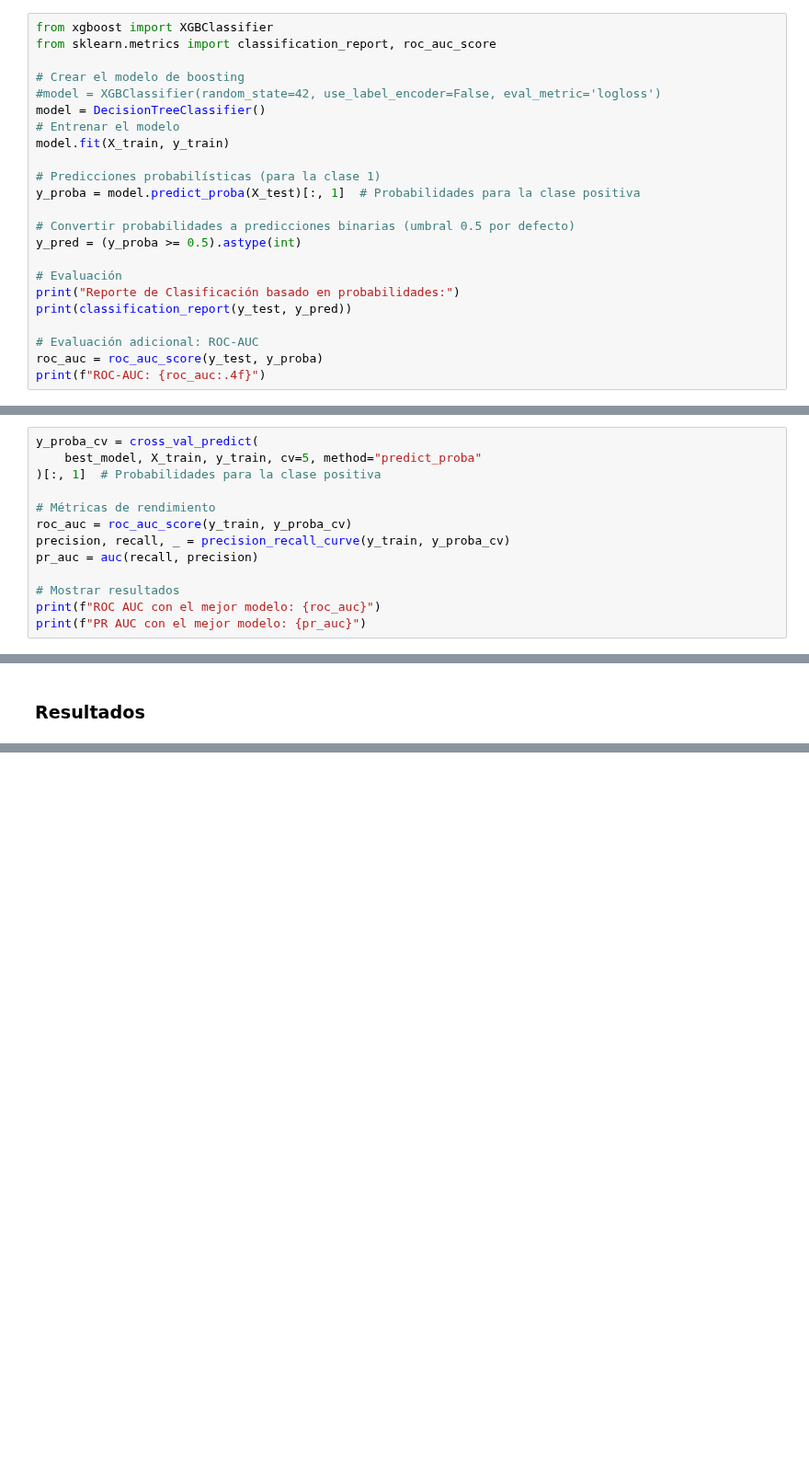
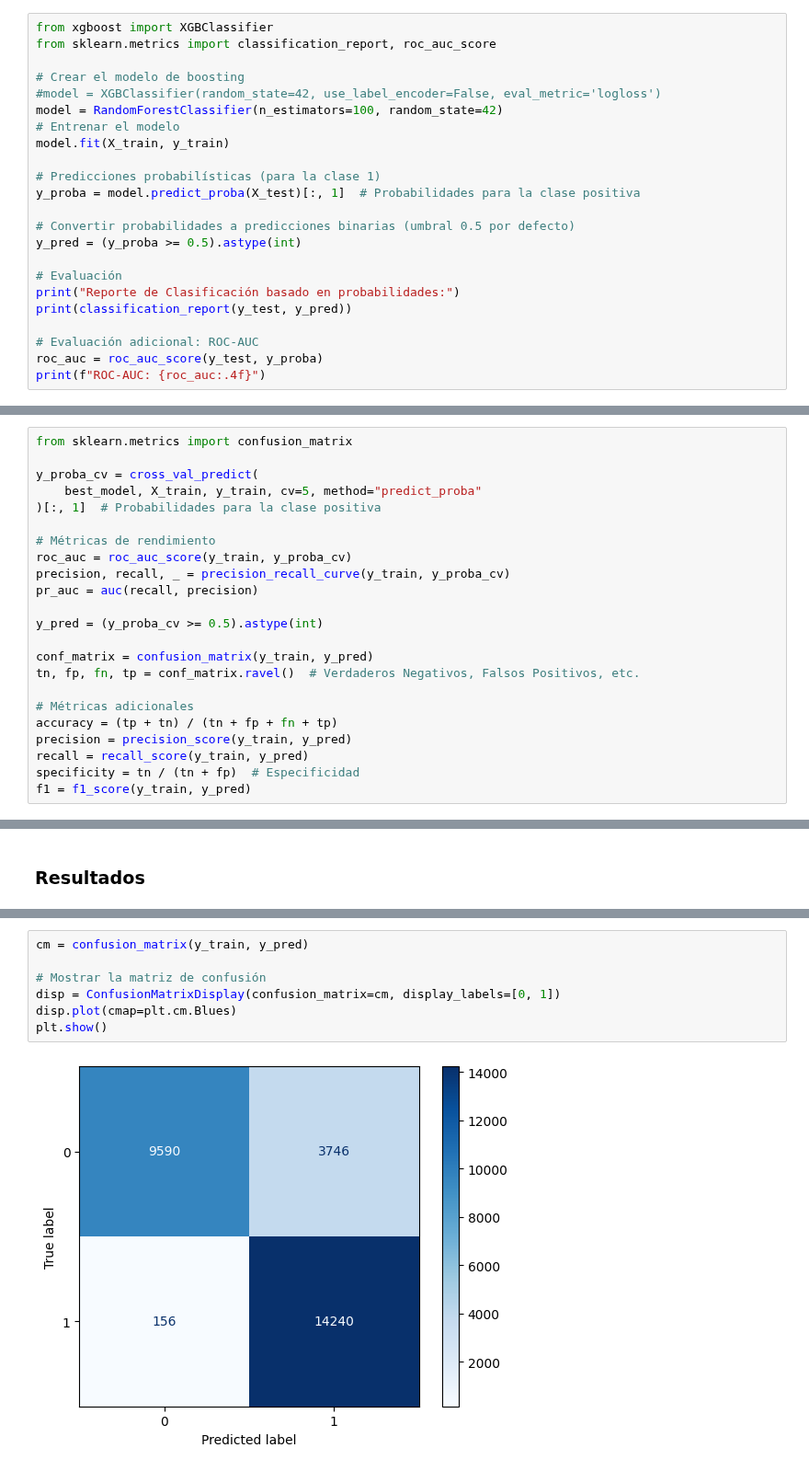
Before and after one commit to andres-eric/Analisis-de-datos-de-ventas-Nutresa, a Jupyter notebook: ML.ipynb, the cells around one changed output, grey strips where cells are left out. Shown at 92% size. Drawn from its saved outputs; the diff is of its cells as text; blank space fills up the shorter version.

```diff
--- a/ML.ipynb
+++ b/ML.ipynb
@@ -202,7 +202,7 @@ from sklearn.metrics import classification_report, roc_auc_score
 
 # Crear el modelo de boosting
 #model = XGBClassifier(random_state=42, use_label_encoder=False, eval_metric='logloss')
-model = DecisionTreeClassifier()
+model = RandomForestClassifier(n_estimators=100, random_state=42)
 # Entrenar el modelo
 model.fit(X_train, y_train)
 
@@ -279,6 +279,8 @@ print("Mejores hiperparámetros:", grid_search.best_params_)
 # %% [output]
 Mejores hiperparámetros: {'class_weight': None, 'criterion': 'gini', 'max_depth': None, 'max_features': 'sqrt', 'min_samples_leaf': 1, 'min_samples_split': 2, 'random_state': 42, 'splitter': 'best'}
 # %%
+from sklearn.metrics import confusion_matrix
+
 y_proba_cv = cross_val_predict(
     best_model, X_train, y_train, cv=5, method="predict_proba"
 )[:, 1]  # Probabilidades para la clase positiva
@@ -288,6 +290,14 @@ roc_auc = roc_auc_score(y_train, y_proba_cv)
 precision, recall, _ = precision_recall_curve(y_train, y_proba_cv)
 pr_auc = auc(recall, precision)
 
-# Mostrar resultados
-print(f"ROC AUC con el mejor modelo: {roc_auc}")
-print(f"PR AUC con el mejor modelo: {pr_auc}")
+y_pred = (y_proba_cv >= 0.5).astype(int)
+
+conf_matrix = confusion_matrix(y_train, y_pred)
+tn, fp, fn, tp = conf_matrix.ravel()  # Verdaderos Negativos, Falsos Positivos, etc.
+
+# Métricas adicionales
+accuracy = (tp + tn) / (tn + fp + fn + tp)
+precision = precision_score(y_train, y_pred)
+recall = recall_score(y_train, y_pred)
+specificity = tn / (tn + fp)  # Especificidad
+f1 = f1_score(y_train, y_pred)
@@ -346,0 +334,9 @@ print(resultado)
+# %%
+cm = confusion_matrix(y_train, y_pred)
+
+# Mostrar la matriz de confusión
+disp = ConfusionMatrixDisplay(confusion_matrix=cm, display_labels=[0, 1])
+disp.plot(cmap=plt.cm.Blues)
+plt.show()
+# %% [output]
+[figure, added]
```
Also changed, not shown: parts of 13 cells of this notebook.
